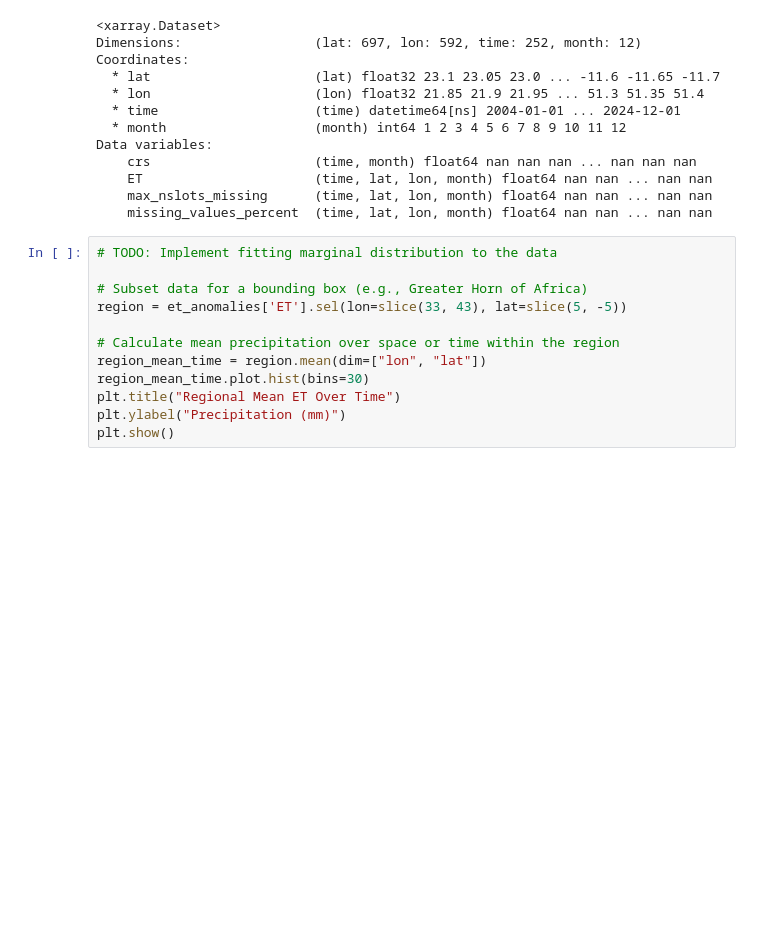
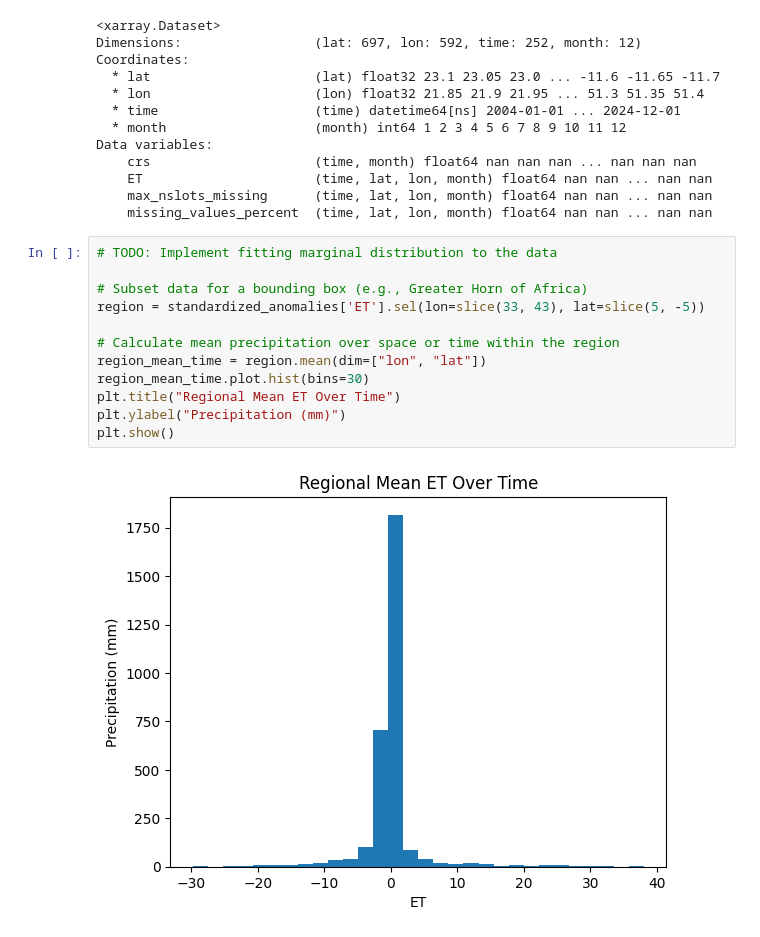
Before and after one commit to linibensonjr/drought-detection-gha, a Jupyter notebook: codebase/et_processing.ipynb, the cells around one changed output. Drawn from its saved outputs; the diff is of its cells as text; blank space fills up the shorter version.

```diff
--- a/codebase/et_processing.ipynb
+++ b/codebase/et_processing.ipynb
@@ -77,12 +77,14 @@ Data variables:
 # %%
 # TODO: Implement fitting marginal distribution to the data
 
 # Subset data for a bounding box (e.g., Greater Horn of Africa)
-region = et_anomalies['ET'].sel(lon=slice(33, 43), lat=slice(5, -5))
+region = standardized_anomalies['ET'].sel(lon=slice(33, 43), lat=slice(5, -5))
 
 # Calculate mean precipitation over space or time within the region
 region_mean_time = region.mean(dim=["lon", "lat"])
 region_mean_time.plot.hist(bins=30)
 plt.title("Regional Mean ET Over Time")
 plt.ylabel("Precipitation (mm)")
 plt.show()
+# %% [output]
+[figure, added]
```
Also changed, not shown: parts of 8 cells of this notebook, 2 other files.
